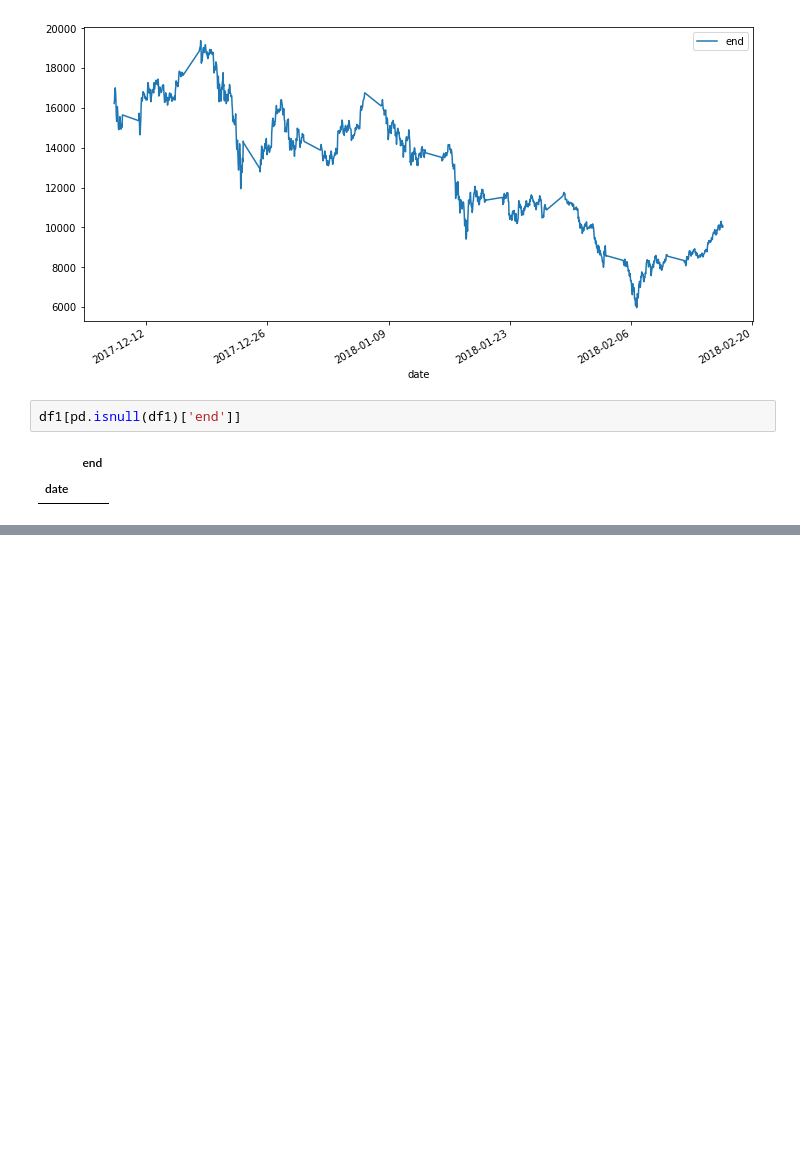
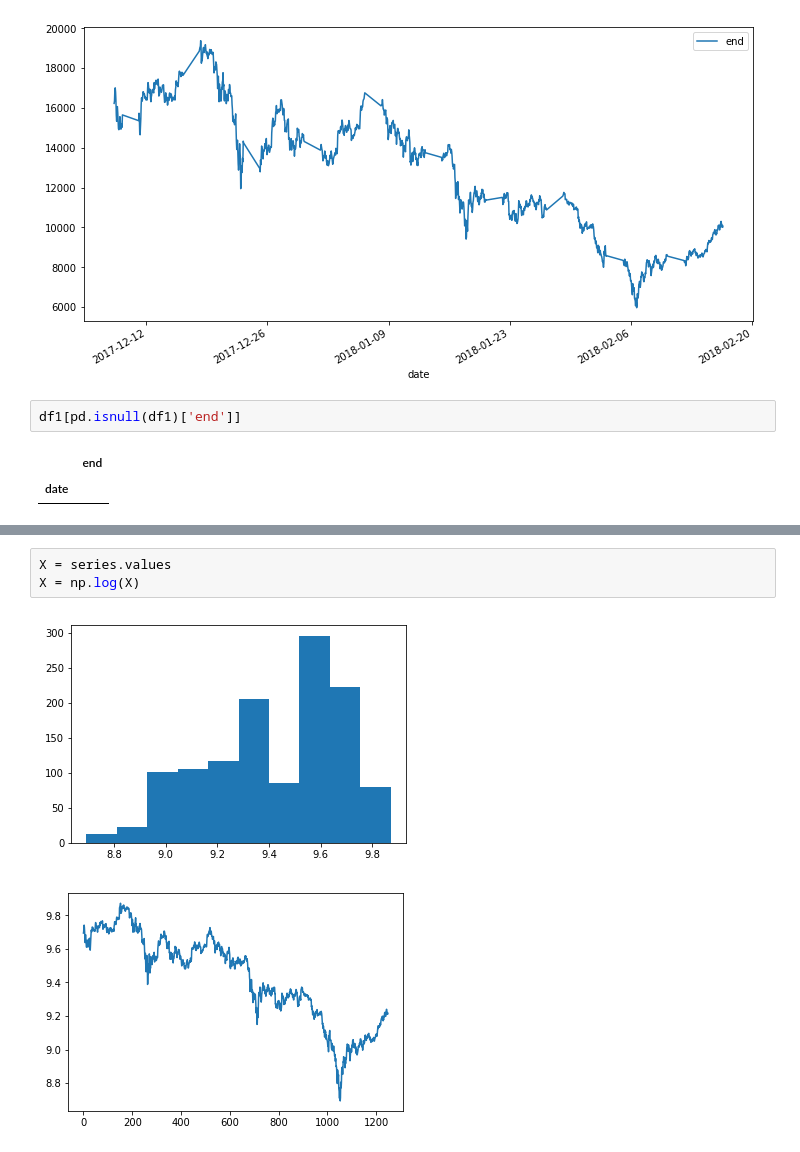
Before and after one commit to wanghaidong1972/predicttest, a Jupyter notebook: ts1.ipynb, the cells around one changed output, grey strips where cells are left out. Cells and saved outputs as stored; diff of their text form; blank space fills up the shorter version.

```diff
--- a/ts1.ipynb
+++ b/ts1.ipynb
@@ -173,0 +75,6 @@ plt.show()
+# %%
+X = series.values
+X = np.log(X)
+# %% [output]
+[figure, added]
+[figure, added]
```
Also changed, not shown: parts of 35 cells of this notebook, 8 other files.
